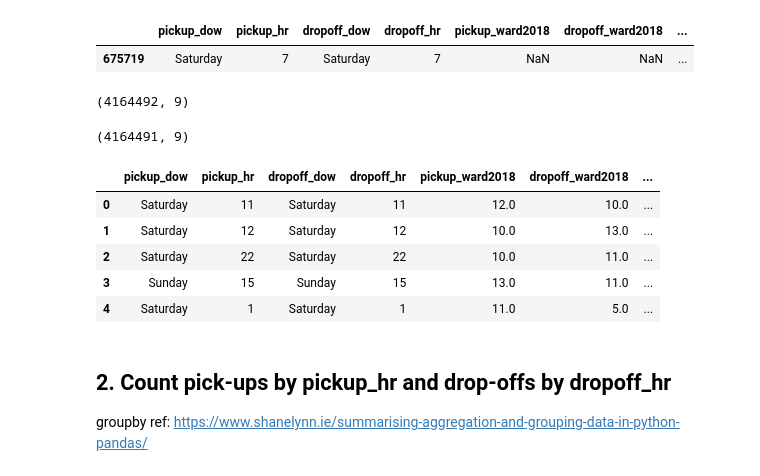
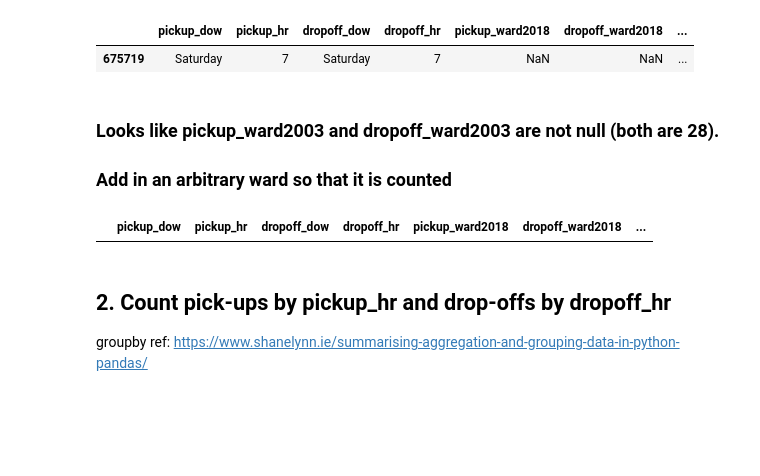
Before and after one commit to CityofToronto/bdit_cot-vfh, a Jupyter notebook: notebooks/Fig4_time-of-day-lineChart.ipynb, the cells around one changed output. Drawn from its saved outputs; the diff is of its cells as text; code cells hidden in the pictures; blank space fills up the shorter version.

```diff
--- a/notebooks/Fig4_time-of-day-lineChart.ipynb
+++ b/notebooks/Fig4_time-of-day-lineChart.ipynb
@@ -134,34 +134,17 @@ df.loc[(df['pickup_ward2018'].isnull()) & (df['dropoff_ward2018'].isnull())]
 # %% [output]
 |  | pickup_dow | pickup_hr | dropoff_dow | dropoff_hr | pickup_ward2018 | dropoff_ward2018 | ... |
 | 675719 | Saturday | 7 | Saturday | 7 | NaN | NaN | ... |
-# %%
-# Assign a 'keep' column
-df['keep'] = np.nan
-
-df.loc[(df['pickup_ward2018'].isnull()) & (df['dropoff_ward2018'].isnull()), 'keep'] = 0
-# %%
-df.shape
-# %% [output]
-(4164492, 9)
-# %%
-# Keep only rows where `keep` is not null
-df=df[df['keep'].isnull()]
-
-df.shape
-# %% [output]
-(4164491, 9)
-# %%
-# Drop keep col
-df=df.drop(['keep'], axis=1)
-
-df.head(5)
-# %% [output]
-|  | pickup_dow | pickup_hr | dropoff_dow | dropoff_hr | pickup_ward2018 | dropoff_ward2018 | ... |
-| 0 | Saturday | 11 | Saturday | 11 | 12.0 | 10.0 | ... |
-| 1 | Saturday | 12 | Saturday | 12 | 10.0 | 13.0 | ... |
-| 2 | Saturday | 22 | Saturday | 22 | 10.0 | 11.0 | ... |
-| 3 | Sunday | 15 | Sunday | 15 | 13.0 | 11.0 | ... |
-| 4 | Saturday | 1 | Saturday | 1 | 11.0 | 5.0 | ... |
+# %% [markdown]
+### Looks like pickup_ward2003 and dropoff_ward2003 are not null (both are 28).
+### Add in an arbitrary ward so that it is counted
+# %%
+df.loc[(df['pickup_ward2018'].isnull()) & (df['dropoff_ward2018'].isnull()), 'pickup_ward2018'] = 1
+df.loc[(df['pickup_ward2018'].isnull()) & (df['dropoff_ward2018'].isnull()), 'dropoff_ward2018'] = 1
+
+# Check
+df.loc[(df['pickup_ward2018'].isnull()) & (df['dropoff_ward2018'].isnull())]
+# %% [output]
+|  | pickup_dow | pickup_hr | dropoff_dow | dropoff_hr | pickup_ward2018 | dropoff_ward2018 | ... |
 # %% [markdown]
 ## 2. Count pick-ups by pickup_hr and drop-offs by dropoff_hr
 
```
Also changed, not shown: parts of 11 cells of this notebook, 5 other files.
